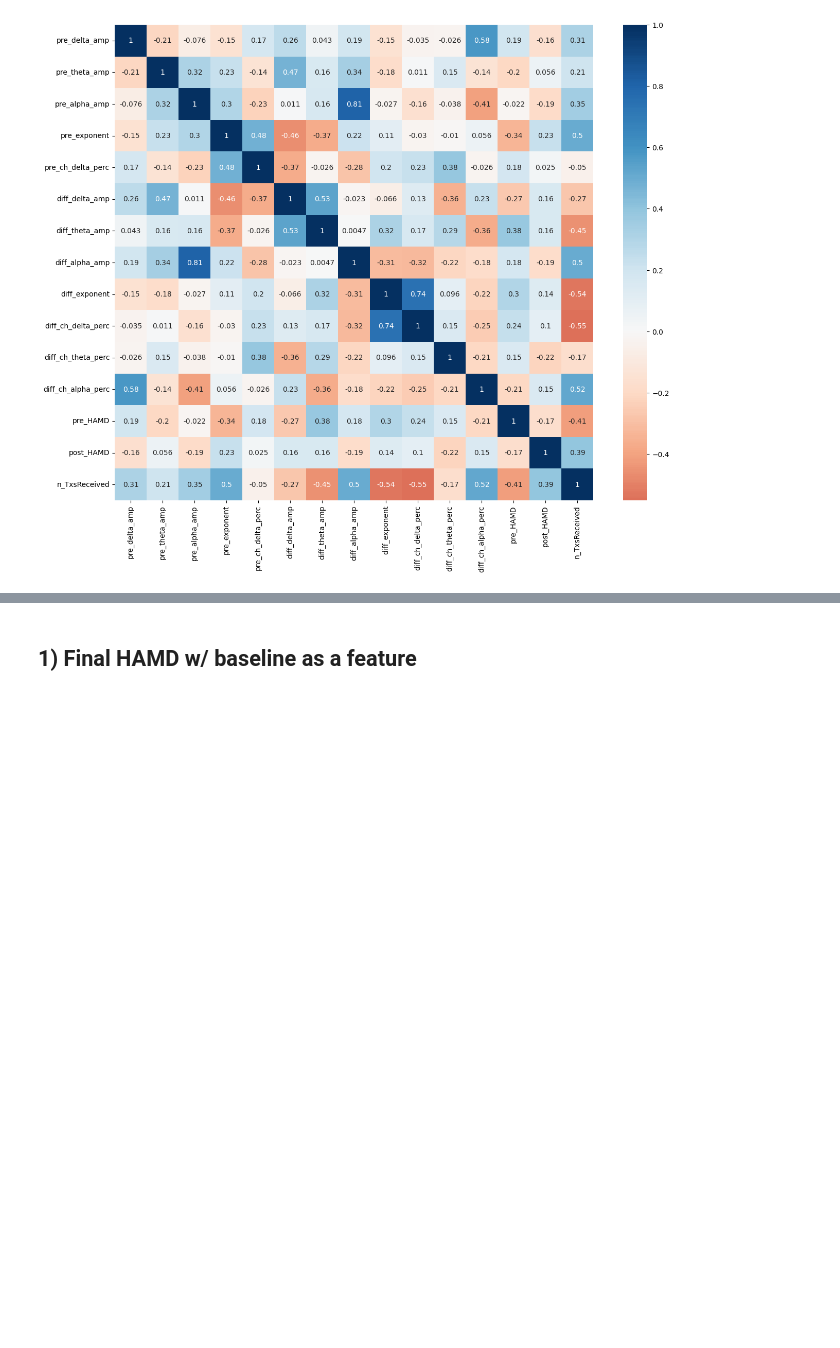
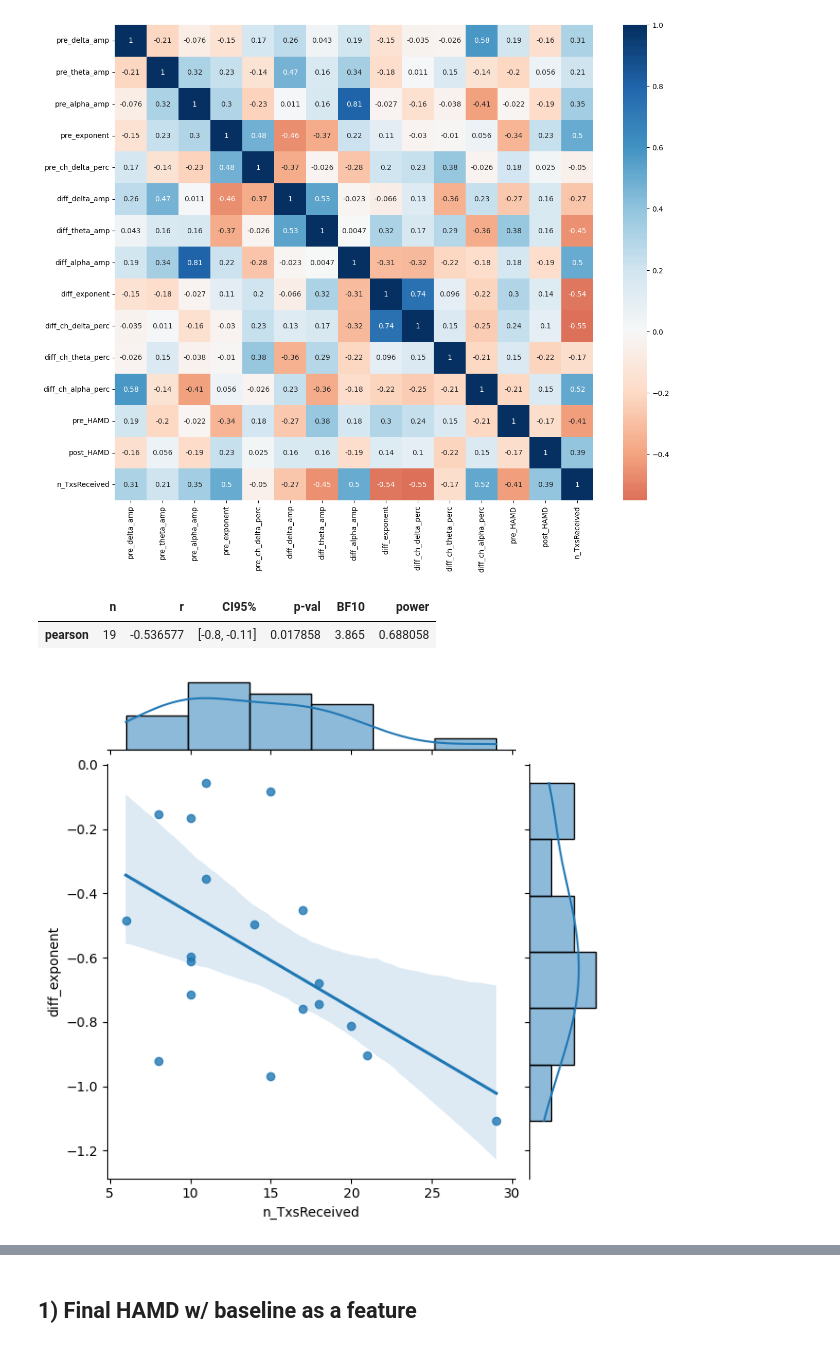
Before and after one commit to voytekresearch/ECT-MST, a Jupyter notebook: 00-ECT/03-ect_clinical.ipynb, the cells around one changed output, grey strips where cells are left out. Saved outputs shown, nothing was run; the diff lists cells and outputs as text; code cells hidden in the pictures; blank space fills up the shorter version.

```diff
--- a/00-ECT/03-ect_clinical.ipynb
+++ b/00-ECT/03-ect_clinical.ipynb
@@ -174,6 +177,17 @@ sns.heatmap(clin_eeg_df[features].corr(), cmap='RdBu', center=0, annot=True)
 # %% [output]
 <AxesSubplot:>
 [figure]
+# %%
+x = clin_eeg_df['n_TxsReceived']
+y = clin_eeg_df['diff_exponent']
+
+sns.jointplot(x, y, kind="reg")
+
+corr(x,y)
+# %% [output]
+|  | n | r | CI95% | p-val | BF10 | power |
+| pearson | 19 | -0.536577 | [-0.8, -0.11] | 0.017858 | 3.865 | 0.688058 |
+[figure, added]
 # %% [markdown]
 # Stepwise Linear Regression
 
```
Also changed, not shown: parts of 41 cells of this notebook, 6 other files.
